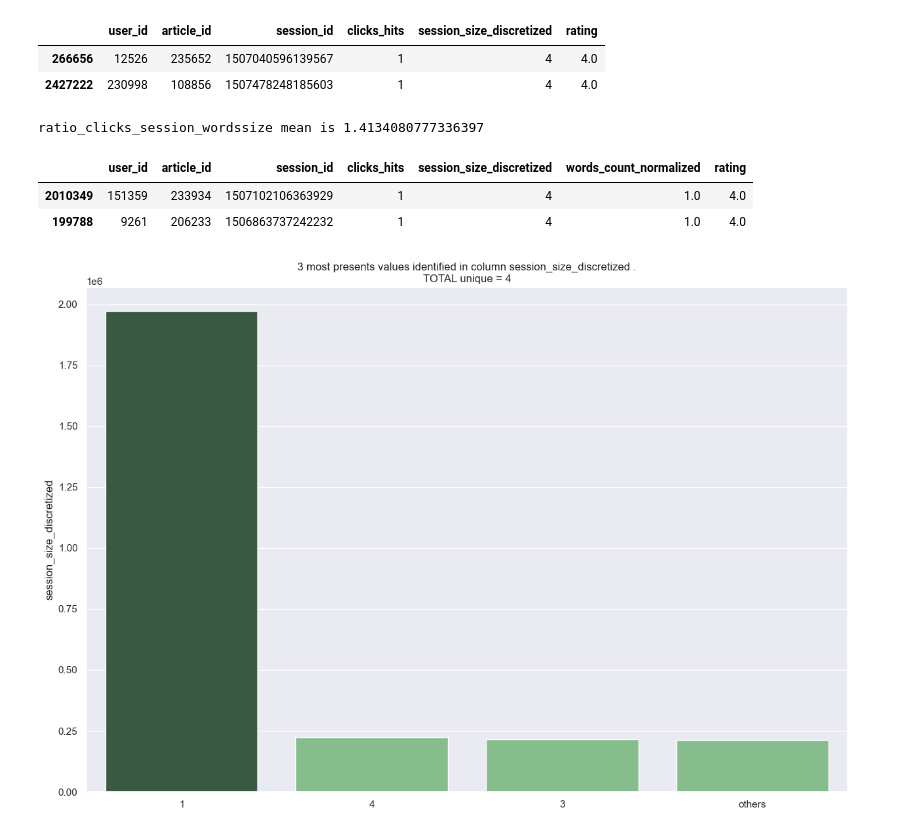
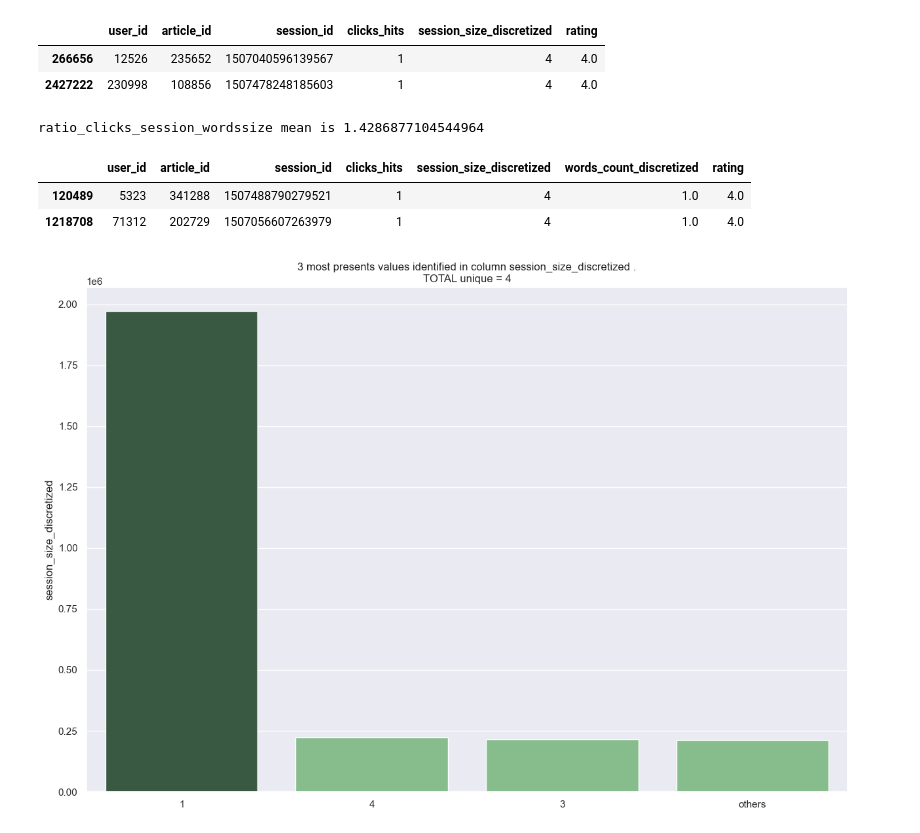
Before and after one commit to blanchonnicolas/IA_Project9_Openclassrooms_IA_SystemeRecommandation, a Jupyter notebook: P9_01_notebook.ipynb, the cells around one changed output. Drawn from its saved outputs; the diff is of its cells as text; code cells hidden in the pictures.

```diff
--- a/P9_01_notebook.ipynb
+++ b/P9_01_notebook.ipynb
@@ -1104,27 +1114,27 @@ ratio_clicks_session_size mean is 1.5002692900963799
 # %%
 # COMPLEX RATING : Calculate ratio of the number of clicks per users in unique session, considering word_count and session_size,
 def ratio_clicks_wordscount_per_article_session(df_clicks_metadata):
     serie_clicks_ratings_per_session = df_clicks_metadata[['user_id', 'article_id', 'session_id', 'session_size_discretized']].groupby(['user_id', 'article_id', 'session_id']).size()
     serie_session_size = df_clicks_metadata[['user_id', 'article_id', 'session_id', 'session_size_discretized']].groupby(['user_id', 'article_id', 'session_id']).sum()
-    serie_words_count = df_clicks_metadata[['user_id', 'article_id', 'session_id', 'words_count_normalized']].groupby(['user_id', 'article_id', 'session_id']).sum()
+    serie_words_count = df_clicks_metadata[['user_id', 'article_id', 'session_id', 'words_count_discretized']].groupby(['user_id', 'article_id', 'session_id']).sum()
     df_ratio_clicks_wordscount_per_article_session= pd.concat([serie_clicks_ratings_per_session, serie_session_size, serie_words_count], axis=1).reset_index()
     df_ratio_clicks_wordscount_per_article_session.rename(columns={0: 'clicks_hits'}, inplace = True)
-    df_ratio_clicks_wordscount_per_article_session['rating'] = df_ratio_clicks_wordscount_per_article_session['session_size_discretized'] / (df_ratio_clicks_wordscount_per_article_session['clicks_hits'] *  df_ratio_clicks_wordscount_per_article_session['words_count_normalized'])
+    df_ratio_clicks_wordscount_per_article_session['rating'] = df_ratio_clicks_wordscount_per_article_session['session_size_discretized'] / (df_ratio_clicks_wordscount_per_article_session['clicks_hits'] *  df_ratio_clicks_wordscount_per_article_session['words_count_discretized'])
     return df_ratio_clicks_wordscount_per_article_session
 
 df_ratio_clicks_wordscount_per_article_session_train = ratio_clicks_wordscount_per_article_session(df_clicks_metadata_train)
 df_ratio_clicks_wordscount_per_article_session_test = ratio_clicks_wordscount_per_article_session(df_clicks_metadata_test)
 df_ratio_clicks_wordscount_per_article_session = ratio_clicks_wordscount_per_article_session(df_clicks_metadata)
 print(f"ratio_clicks_session_wordssize mean is {df_ratio_clicks_wordscount_per_article_session['rating'].mean()}")
 df_ratio_clicks_wordscount_per_article_session.sort_values('rating', ascending=False).head(2)
 
 #Resultats: Si Rating faible ==> L'utilisateur n'a pas aimé l'article (Session courte OU/ET Longueur de l'article importante ET/OU Peu de click sur l'article)
 #Resultats: Si Rating élevé ==> L'utilisateur a aimé l'article (Session longue OU/ET Longueur de l'article courte ET/OU Multiples click sur l'article)
 # %% [output]
-ratio_clicks_session_wordssize mean is 1.4134080777336397
+ratio_clicks_session_wordssize mean is 1.4286877104544964
-|  | user_id | article_id | session_id | clicks_hits | session_size_discretized | words_count_normalized | rating |
-| 2010349 | 151359 | 233934 | 1507102106363929 | 1 | 4 | 1.0 | 4.0 |
-| 199788 | 9261 | 206233 | 1506863737242232 | 1 | 4 | 1.0 | 4.0 |
+|  | user_id | article_id | session_id | clicks_hits | session_size_discretized | words_count_discretized | rating |
+| 120489 | 5323 | 341288 | 1507488790279521 | 1 | 4 | 1.0 | 4.0 |
+| 1218708 | 71312 | 202729 | 1507056607263979 | 1 | 4 | 1.0 | 4.0 |
 # %%
 # Most articles are clicked once
 df_ratio_clicks_wordscount_per_article_session['session_size_discretized'].value_counts()
```
Also changed, not shown: parts of 28 cells of this notebook, 3 other files.
